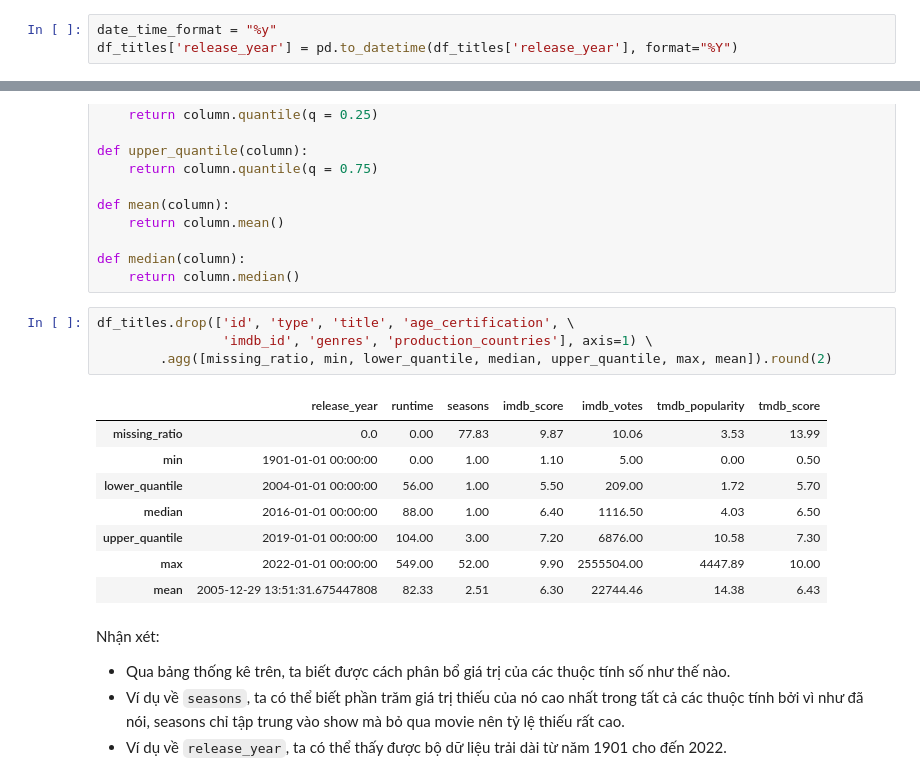
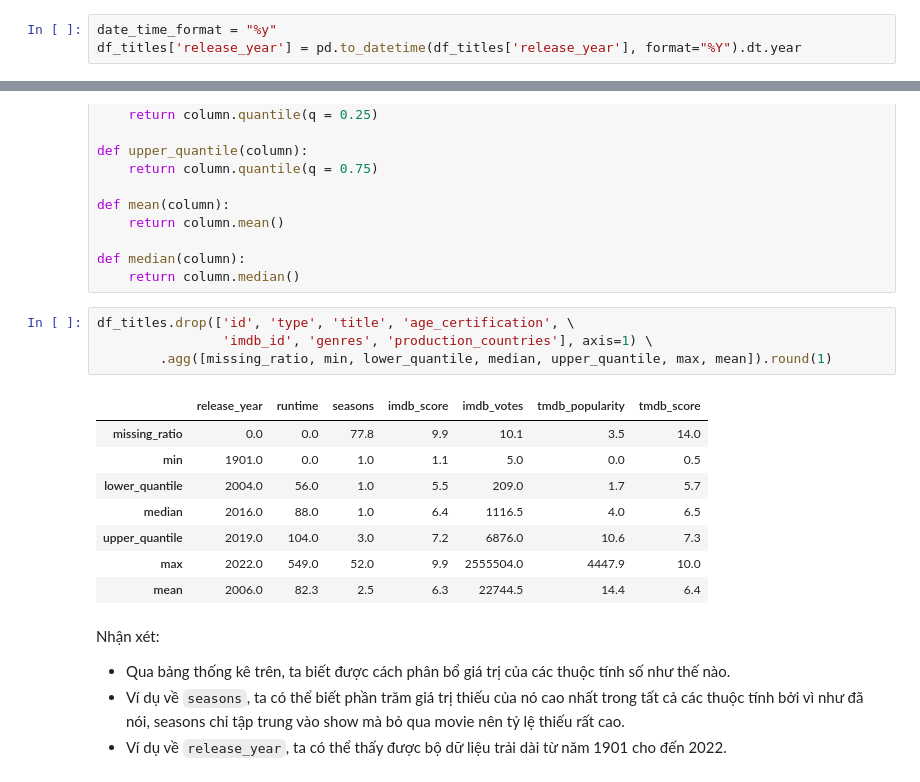
Before and after one commit to quytrungg/Group1_Final_Project_CSC17104, a Jupyter notebook: phase_2_data_exploration/titles_exploration.ipynb, the cells around one changed output, grey strips where cells are left out. Drawn from its saved outputs; the diff is of its cells as text.

```diff
--- a/phase_2_data_exploration/titles_exploration.ipynb
+++ b/phase_2_data_exploration/titles_exploration.ipynb
@@ -162,7 +168,7 @@ Như vậy, dựa vào kết quả trả ra của hàm trên, nhóm em thấy k
 **TIỀN XỬ LÝ DỮ LIỆU**: CHUYỂN ĐỔI KIỂU DỮ LIỆU
 # %%
 date_time_format = "%y"
-df_titles['release_year'] = pd.to_datetime(df_titles['release_year'], format="%Y")
+df_titles['release_year'] = pd.to_datetime(df_titles['release_year'], format="%Y").dt.year
 # %%
 # Dòng để kiểm tra kiểu dữ liệu đã được convert ra datetime hay chưa
 str(df_titles['release_year'].dtype)
@@ -272,16 +278,16 @@ def median(column):
 # %%
 df_titles.drop(['id', 'type', 'title', 'age_certification', \
                 'imdb_id', 'genres', 'production_countries'], axis=1) \
-        .agg([missing_ratio, min, lower_quantile, median, upper_quantile, max, mean]).round(2)
+        .agg([missing_ratio, min, lower_quantile, median, upper_quantile, max, mean]).round(1)
 # %% [output]
 |  | release_year | runtime | seasons | imdb_score | imdb_votes | tmdb_popularity | tmdb_score |
-| missing_ratio | 0.0 | 0.00 | 77.83 | 9.87 | 10.06 | 3.53 | 13.99 |
-| min | 1901-01-01 00:00:00 | 0.00 | 1.00 | 1.10 | 5.00 | 0.00 | 0.50 |
-| lower_quantile | 2004-01-01 00:00:00 | 56.00 | 1.00 | 5.50 | 209.00 | 1.72 | 5.70 |
-| median | 2016-01-01 00:00:00 | 88.00 | 1.00 | 6.40 | 1116.50 | 4.03 | 6.50 |
-| upper_quantile | 2019-01-01 00:00:00 | 104.00 | 3.00 | 7.20 | 6876.00 | 10.58 | 7.30 |
-| max | 2022-01-01 00:00:00 | 549.00 | 52.00 | 9.90 | 2555504.00 | 4447.89 | 10.00 |
-| mean | 2005-12-29 13:51:31.675447808 | 82.33 | 2.51 | 6.30 | 22744.46 | 14.38 | 6.43 |
+| missing_ratio | 0.0 | 0.0 | 77.8 | 9.9 | 10.1 | 3.5 | 14.0 |
+| min | 1901.0 | 0.0 | 1.0 | 1.1 | 5.0 | 0.0 | 0.5 |
+| lower_quantile | 2004.0 | 56.0 | 1.0 | 5.5 | 209.0 | 1.7 | 5.7 |
+| median | 2016.0 | 88.0 | 1.0 | 6.4 | 1116.5 | 4.0 | 6.5 |
+| upper_quantile | 2019.0 | 104.0 | 3.0 | 7.2 | 6876.0 | 10.6 | 7.3 |
+| max | 2022.0 | 549.0 | 52.0 | 9.9 | 2555504.0 | 4447.9 | 10.0 |
+| mean | 2006.0 | 82.3 | 2.5 | 6.3 | 22744.5 | 14.4 | 6.4 |
 # %% [markdown]
 Nhận xét:
 - Qua bảng thống kê trên, ta biết được cách phân bổ giá trị của các thuộc tính số như thế nào.
```
Also changed, not shown: parts of 34 cells of this notebook, 1 other file.
